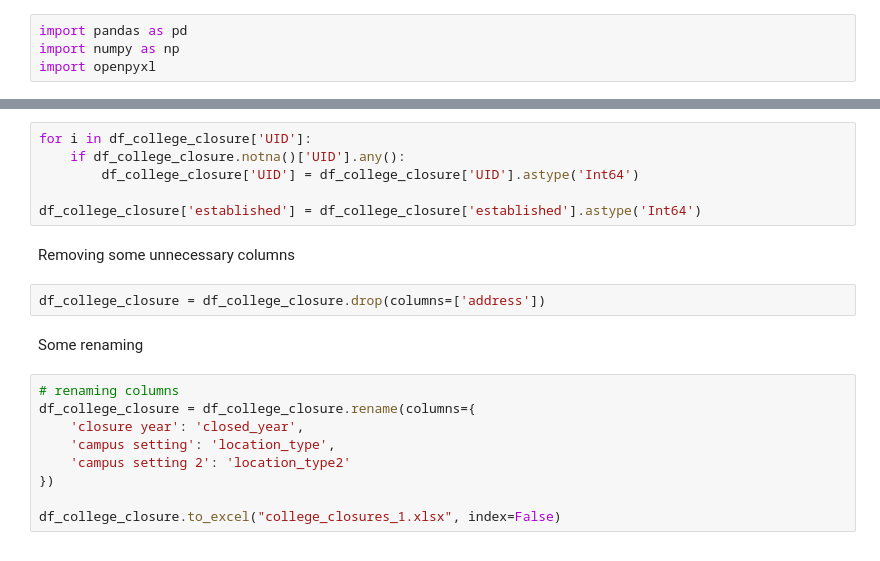
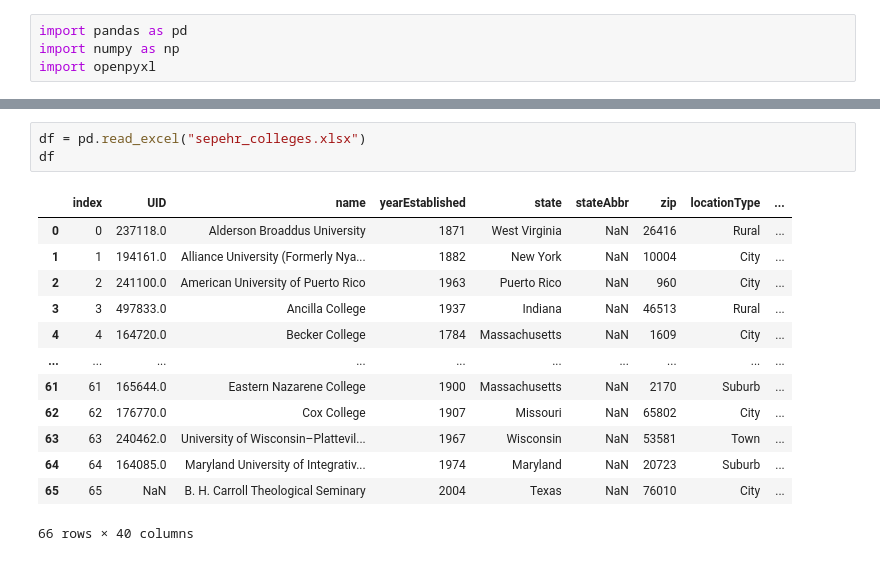
Before and after one commit to SepehrAkbari/enrollment-cliff, a Jupyter notebook: data/cleaner.ipynb, the cells around one changed output, grey strips where cells are left out. Saved outputs shown, nothing was run; the diff lists cells and outputs as text.

```diff
--- a/data/cleaner.ipynb
+++ b/data/cleaner.ipynb
@@ -19,21 +5,17 @@ Converting UID and year established to integer
-# %%
-for i in df_college_closure['UID']:
-    if df_college_closure.notna()['UID'].any():
-        df_college_closure['UID'] = df_college_closure['UID'].astype('Int64')
-
-df_college_closure['established'] = df_college_closure['established'].astype('Int64')
-# %% [markdown]
-Removing some unnecessary columns
-# %%
-df_college_closure = df_college_closure.drop(columns=['address'])
-# %% [markdown]
-Some renaming
-# %%
-# renaming columns
-df_college_closure = df_college_closure.rename(columns={
-    'closure year': 'closed_year',
-    'campus setting': 'location_type',
-    'campus setting 2': 'location_type2'
-})
-
-df_college_closure.to_excel("college_closures_1.xlsx", index=False)
+# %%
+df = pd.read_excel("sepehr_colleges.xlsx")
+df
+# %% [output]
+|  | index | UID | name | yearEstablished | state | stateAbbr | zip | locationType | ... |
+| 0 | 0 | 237118.0 | Alderson Broaddus University | 1871 | West Virginia | NaN | 26416 | Rural | ... |
+| 1 | 1 | 194161.0 | Alliance University (Formerly Nya... | 1882 | New York | NaN | 10004 | City | ... |
+| 2 | 2 | 241100.0 | American University of Puerto Rico | 1963 | Puerto Rico | NaN | 960 | City | ... |
+| 3 | 3 | 497833.0 | Ancilla College | 1937 | Indiana | NaN | 46513 | Rural | ... |
+| 4 | 4 | 164720.0 | Becker College | 1784 | Massachusetts | NaN | 1609 | City | ... |
+| ... | ... | ... | ... | ... | ... | ... | ... | ... | ... |
+| 61 | 61 | 165644.0 | Eastern Nazarene College | 1900 | Massachusetts | NaN | 2170 | Suburb | ... |
+| 62 | 62 | 176770.0 | Cox College | 1907 | Missouri | NaN | 65802 | City | ... |
+| 63 | 63 | 240462.0 | University of Wisconsin–Plattevil... | 1967 | Wisconsin | NaN | 53581 | Town | ... |
+| 64 | 64 | 164085.0 | Maryland University of Integrativ... | 1974 | Maryland | NaN | 20723 | Suburb | ... |
+| 65 | 65 | NaN | B. H. Carroll Theological Seminary | 2004 | Texas | NaN | 76010 | City | ... |
+66 rows × 40 columns
```
Also changed, not shown: parts of 7 cells of this notebook.
